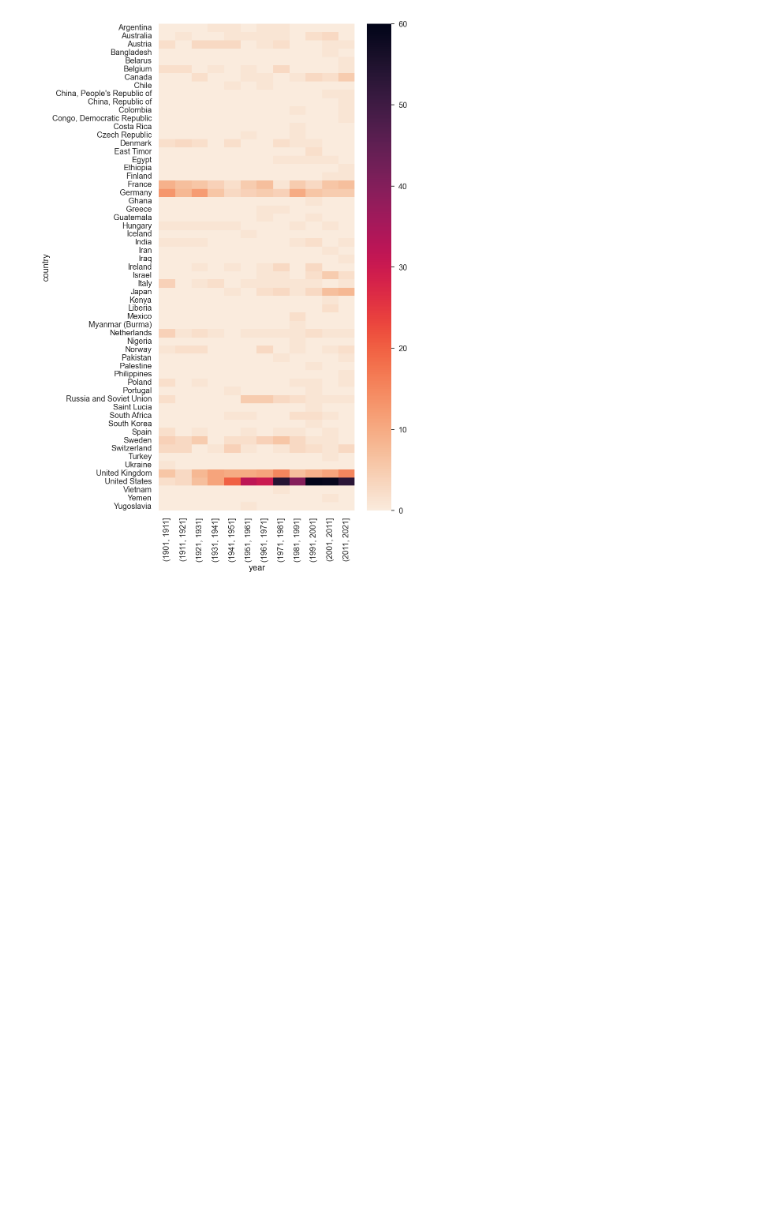
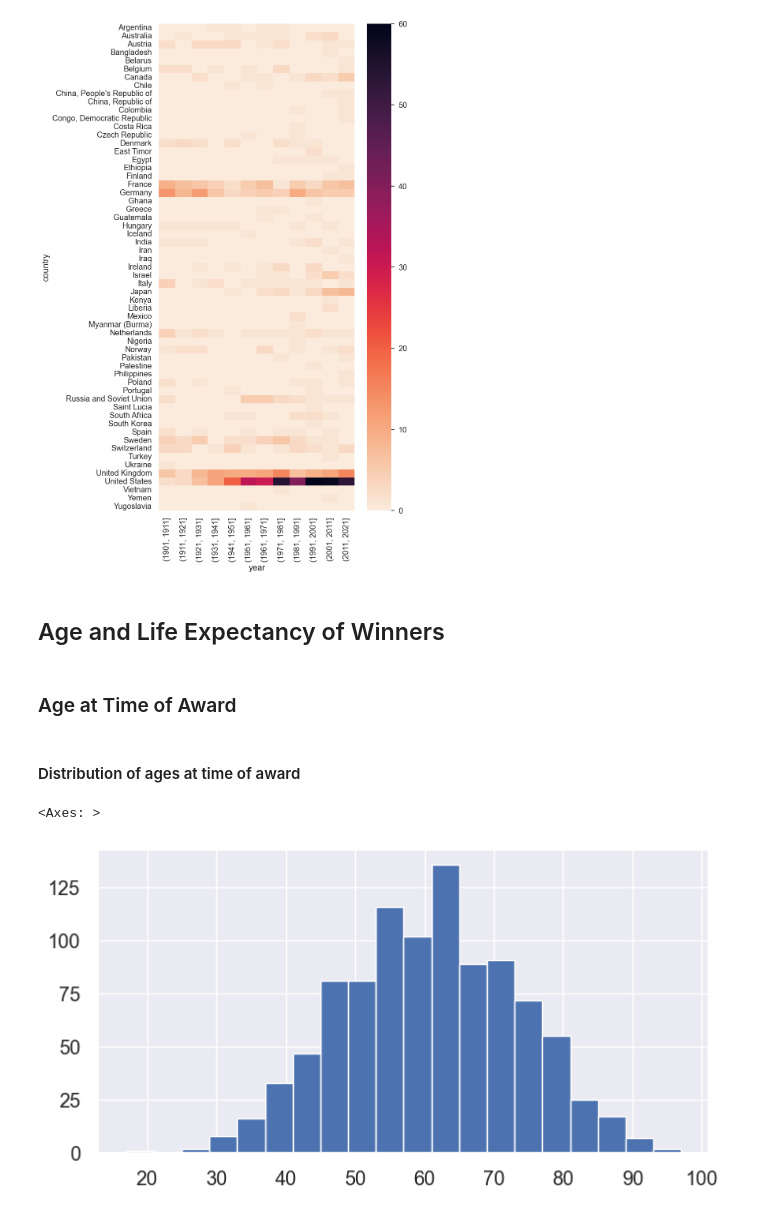
Before and after one commit to MSulSal/nobel-data-exploration, a Jupyter notebook: Nobel Winners Data Exploration.ipynb, the cells around one changed output. Saved outputs shown, nothing was run; the diff lists cells and outputs as text; code cells hidden in the pictures; blank space fills up the shorter version.

```diff
--- a/Nobel Winners Data Exploration.ipynb
+++ b/Nobel Winners Data Exploration.ipynb
@@ -380,3 +380,14 @@ sns.heatmap(by_year_nat_binned, cmap="rocket_r")
 # %% [output]
 <Axes: xlabel='year', ylabel='country'>
 [figure]
+# %% [markdown]
+## Age and Life Expectancy of Winners
+# %% [markdown]
+### Age at Time of Award
+# %% [markdown]
+#### Distribution of ages at time of award
+# %%
+df["award_age"].hist(bins=20)
+# %% [output]
+<Axes: >
+[figure, added]
```
Also changed, not shown: parts of 21 cells of this notebook.
